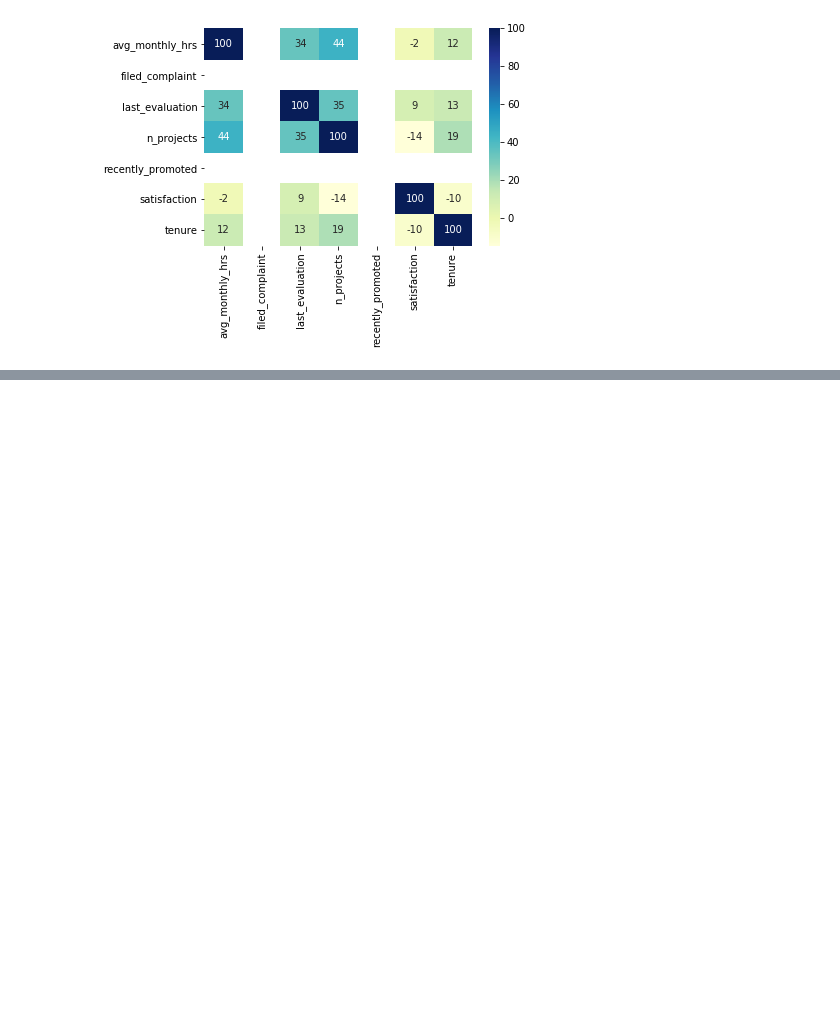
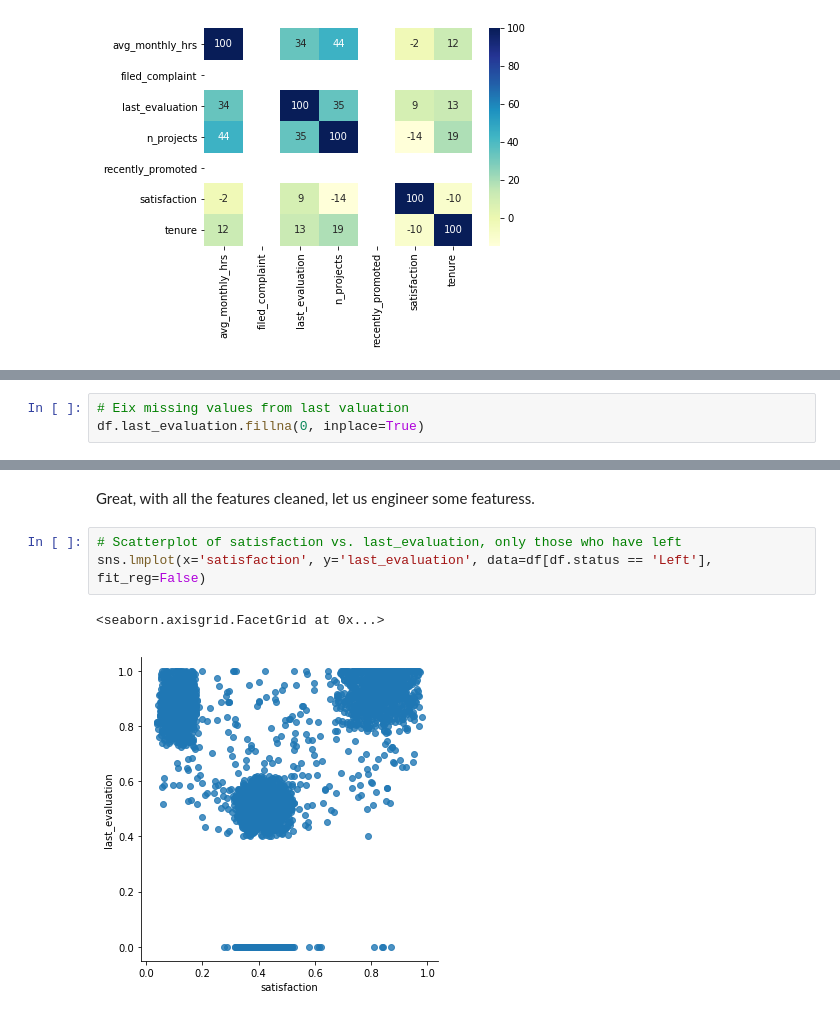
Before and after one commit to saedhussain/DS_Employee_Retention, a Jupyter notebook: Employee Retention.ipynb, the cells around one changed output, grey strips where cells are left out. Drawn from its saved outputs; the diff is of its cells as text; blank space fills up the shorter version.

```diff
--- a/Employee Retention.ipynb
+++ b/Employee Retention.ipynb
@@ -166,0 +275,3 @@ plt.show()
+# %%
+# Eix missing values from last valuation
+df.last_evaluation.fillna(0, inplace=True)
@@ -166,0 +293,8 @@ plt.show()
+# %% [markdown]
+Great, with all the features cleaned, let us engineer some featuress.
+# %%
+# Scatterplot of satisfaction vs. last_evaluation, only those who have left
+sns.lmplot(x='satisfaction', y='last_evaluation', data=df[df.status == 'Left'], fit_reg=False)
+# %% [output]
+<seaborn.axisgrid.FacetGrid at 0x...>
+[figure, added]
```
Also changed, not shown: parts of 26 cells of this notebook, 1 other file.
